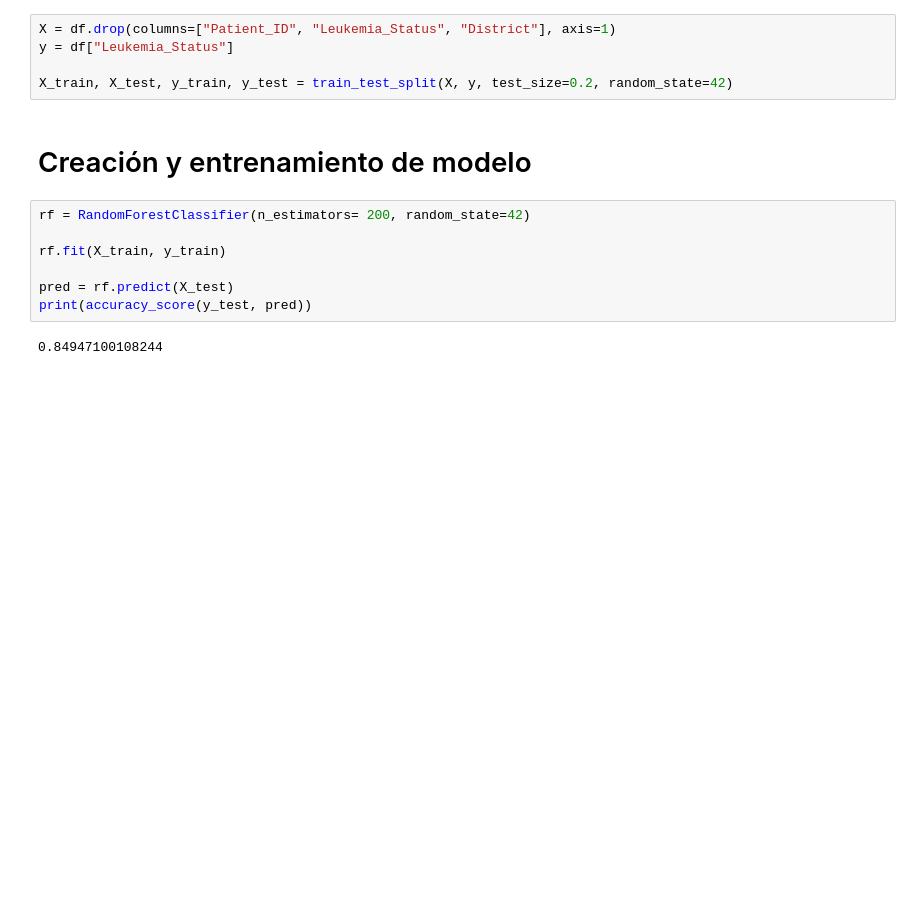
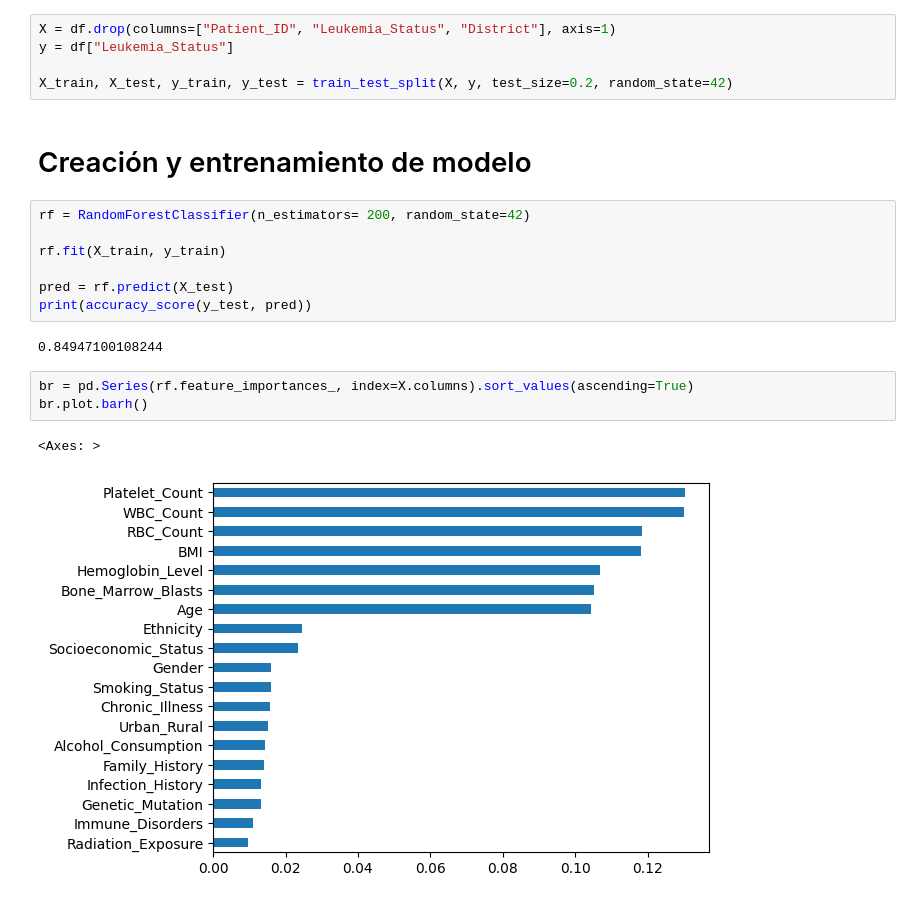
Before and after one commit to Amolihua/ML3037-GRUPO4-ALDIMI, a Jupyter notebook: test_modelo.ipynb, the cells around one changed output. Saved outputs shown, nothing was run; the diff lists cells and outputs as text; blank space fills up the shorter version.

```diff
--- a/test_modelo.ipynb
+++ b/test_modelo.ipynb
@@ -130,3 +130,9 @@ pred = rf.predict(X_test)
 print(accuracy_score(y_test, pred))
 # %% [output]
 0.84947100108244
+# %%
+br = pd.Series(rf.feature_importances_, index=X.columns).sort_values(ascending=True)
+br.plot.barh()
+# %% [output]
+<Axes: >
+[figure, added]
```
